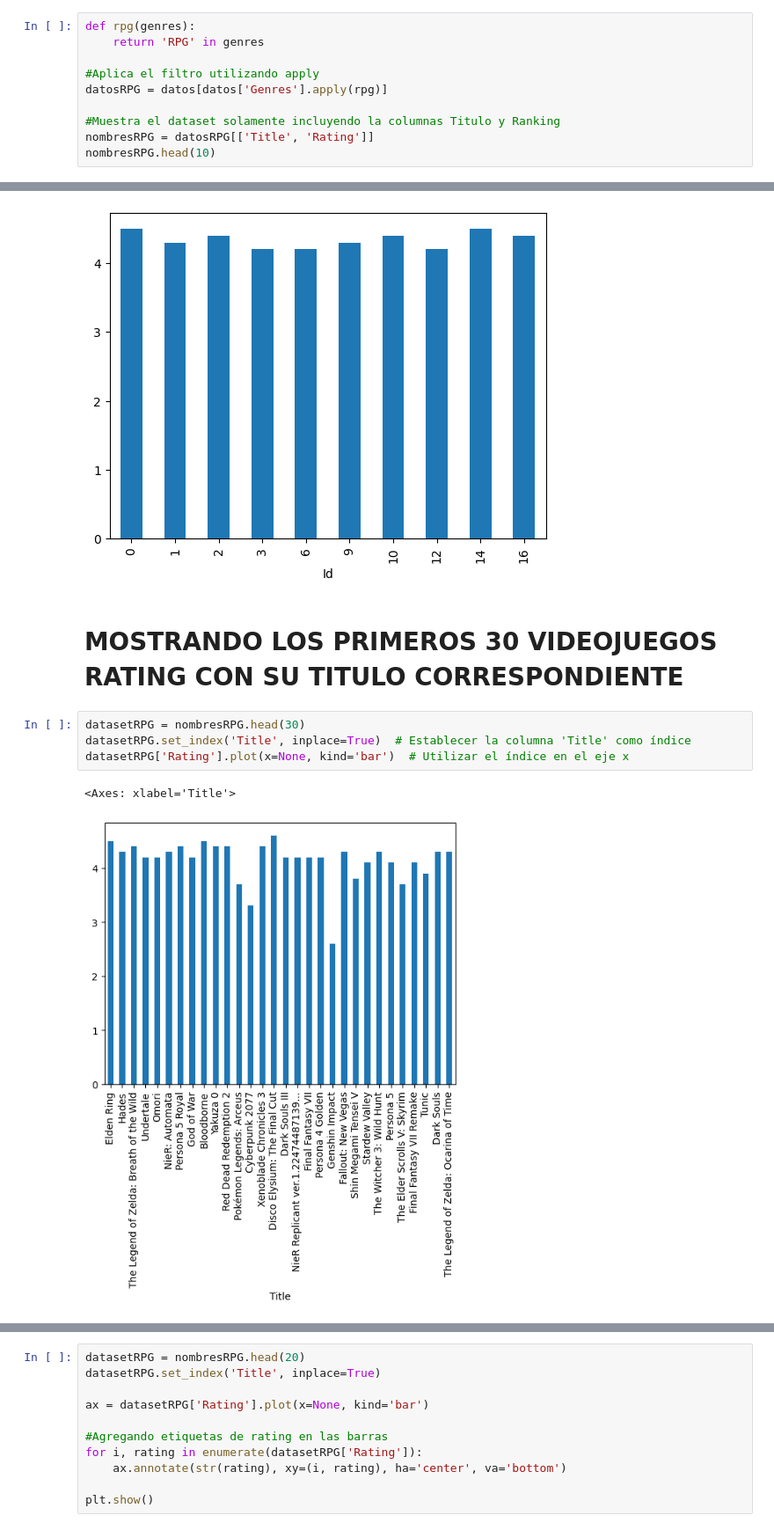
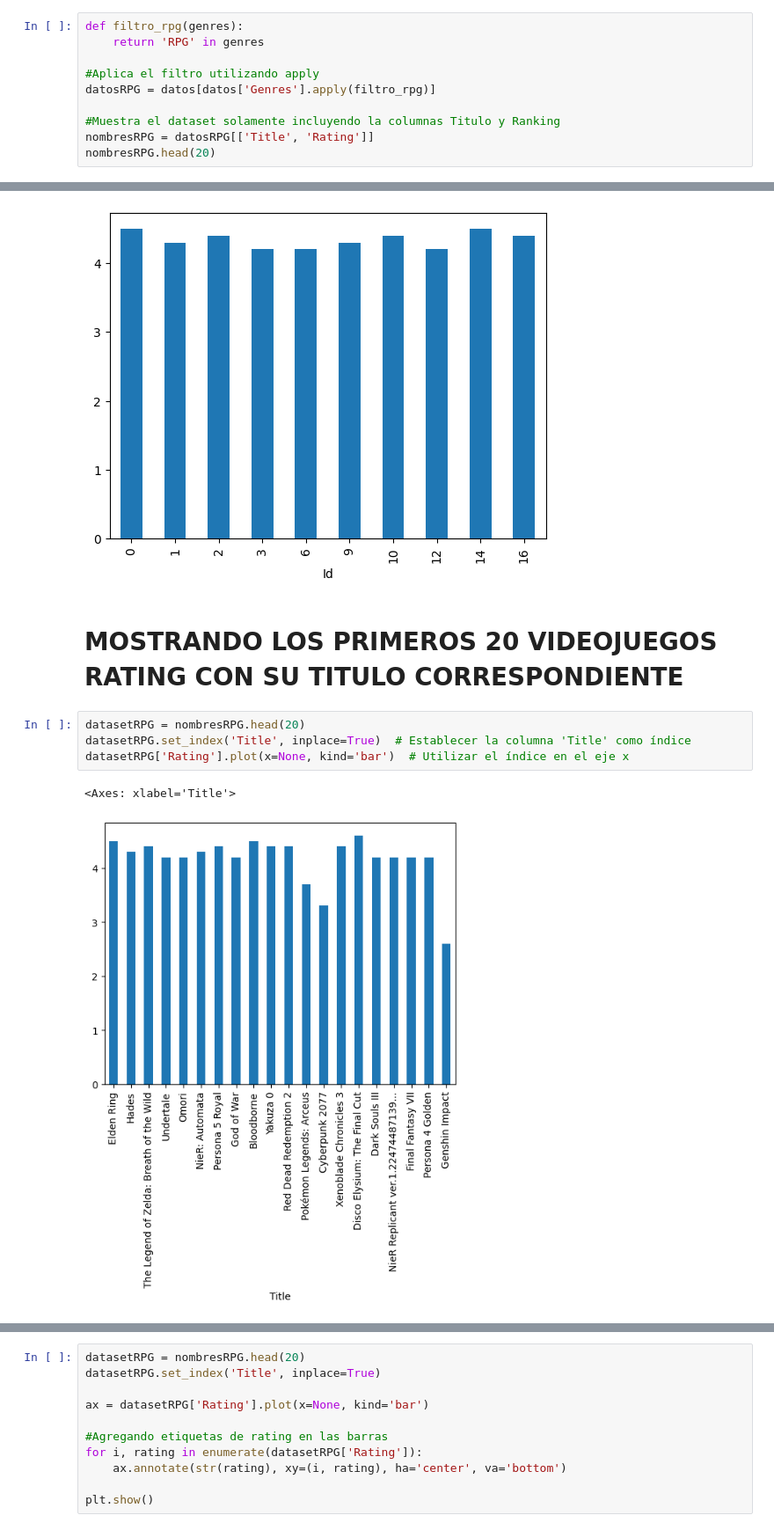
Before and after one commit to Byvichooo10/Pyhton-semestre1, a Jupyter notebook: jupyter/04-pandas.ipynb, the cells around one changed output, grey strips where cells are left out. Shown: that part at 88% size. Saved outputs shown, nothing was run; the diff lists cells and outputs as text.

```diff
--- a/jupyter/04-pandas.ipynb
+++ b/jupyter/04-pandas.ipynb
@@ -113,15 +139,15 @@ data_sin_nulos
 # %% [markdown]
 # FUNCIÓN PARA VERIFICAR SI EL GENERO RPG ESTÁ PRESENTE EN LA LISTA
 # %%
-def rpg(genres):
+def filtro_rpg(genres):
     return 'RPG' in genres
 
 #Aplica el filtro utilizando apply
-datosRPG = datos[datos['Genres'].apply(rpg)]
+datosRPG = datos[datos['Genres'].apply(filtro_rpg)]
 
 #Muestra el dataset solamente incluyendo la columnas Titulo y Ranking
 nombresRPG = datosRPG[['Title', 'Rating']]
-nombresRPG.head(10)
+nombresRPG.head(20)
 # %% [output]
 |  | Title | Rating |
 | Id |  |  |
@@ -178,11 +210,11 @@ datasetRPG.drop(['Title'],axis=1)['Rating'].plot(kind='bar')
 <Axes: xlabel='Id'>
 [figure]
 # %% [markdown]
-# MOSTRANDO LOS PRIMEROS 30 VIDEOJUEGOS RATING CON SU TITULO CORRESPONDIENTE
+# MOSTRANDO LOS PRIMEROS 20 VIDEOJUEGOS RATING CON SU TITULO CORRESPONDIENTE
 # %%
-datasetRPG = nombresRPG.head(30)
+datasetRPG = nombresRPG.head(20)
 datasetRPG.set_index('Title', inplace=True)  # Establecer la columna 'Title' como índice
 datasetRPG['Rating'].plot(x=None, kind='bar')  # Utilizar el índice en el eje x
 # %% [output]
 <Axes: xlabel='Title'>
-[figure, old version]
+[figure, new version]
```
Also changed, not shown: parts of 10 cells of this notebook, 1 other file.
